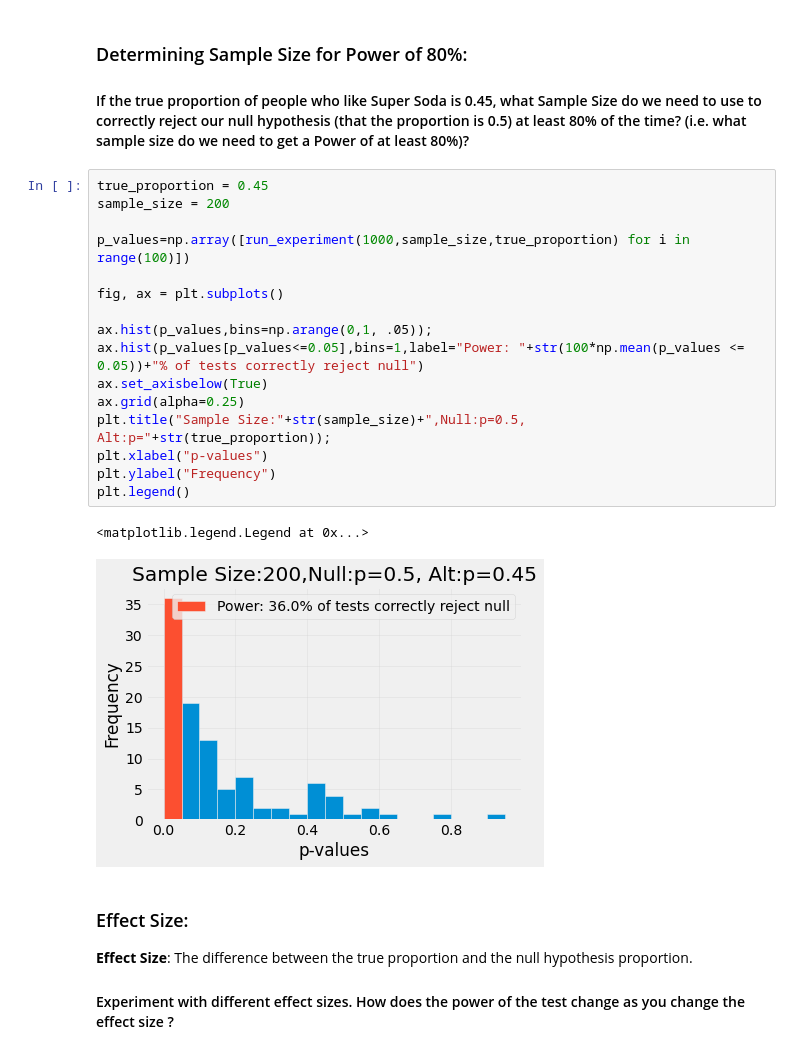
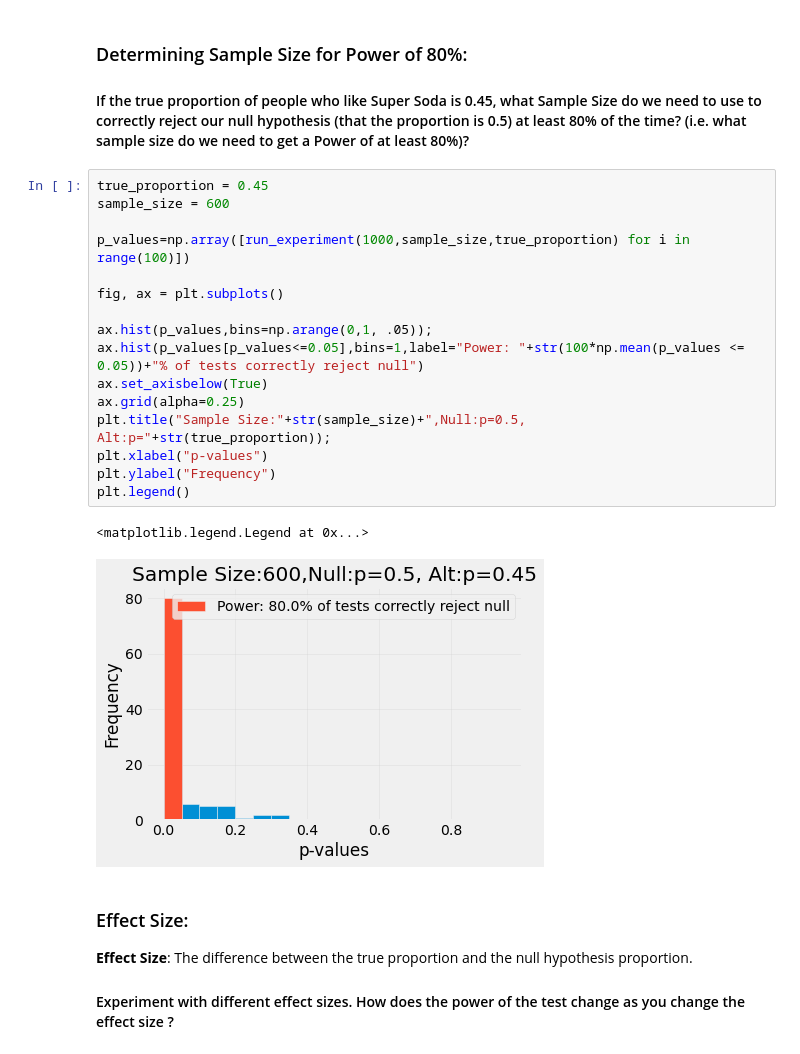
Before and after one commit to csci3022/f23-student, a Jupyter notebook: lec/lec22/lec22.ipynb, the cells around one changed output. Drawn from its saved outputs; the diff is of its cells as text.

```diff
--- a/lec/lec22/lec22.ipynb
+++ b/lec/lec22/lec22.ipynb
@@ -420,23 +419,23 @@ plt.legend()
 #### If the true proportion of people who like Super Soda is 0.45, what Sample Size do we need to use to correctly reject our null hypothesis (that the proportion is 0.5) at least 80% of the time?  (i.e. what sample size do we need to get a Power of at least 80%)?
 # %%
 true_proportion = 0.45
-sample_size = 200
+sample_size = 600
 
 p_values=np.array([run_experiment(1000,sample_size,true_proportion) for i in range(100)])
 
 fig, ax = plt.subplots()
 
 ax.hist(p_values,bins=np.arange(0,1, .05));
 ax.hist(p_values[p_values<=0.05],bins=1,label="Power: "+str(100*np.mean(p_values <= 0.05))+"% of tests correctly reject null")
 ax.set_axisbelow(True)
 ax.grid(alpha=0.25)
 plt.title("Sample Size:"+str(sample_size)+",Null:p=0.5, Alt:p="+str(true_proportion));
 plt.xlabel("p-values")
 plt.ylabel("Frequency")
 plt.legend()
 # %% [output]
 <matplotlib.legend.Legend at 0x...>
-[figure, old version]
+[figure, new version]
 # %% [markdown]
 ### Effect Size:
 **Effect Size**:  The difference between the true proportion and the null hypothesis proportion.
```
Also changed, not shown: parts of 7 cells of this notebook, 7 other files.
